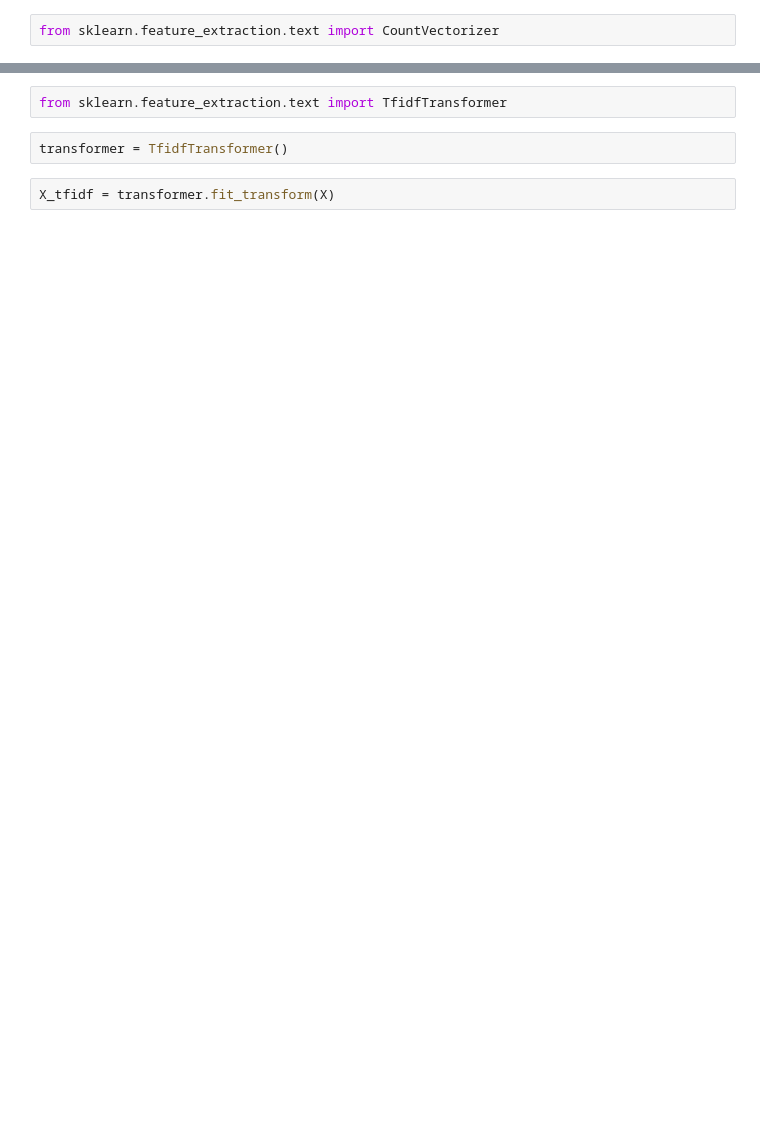
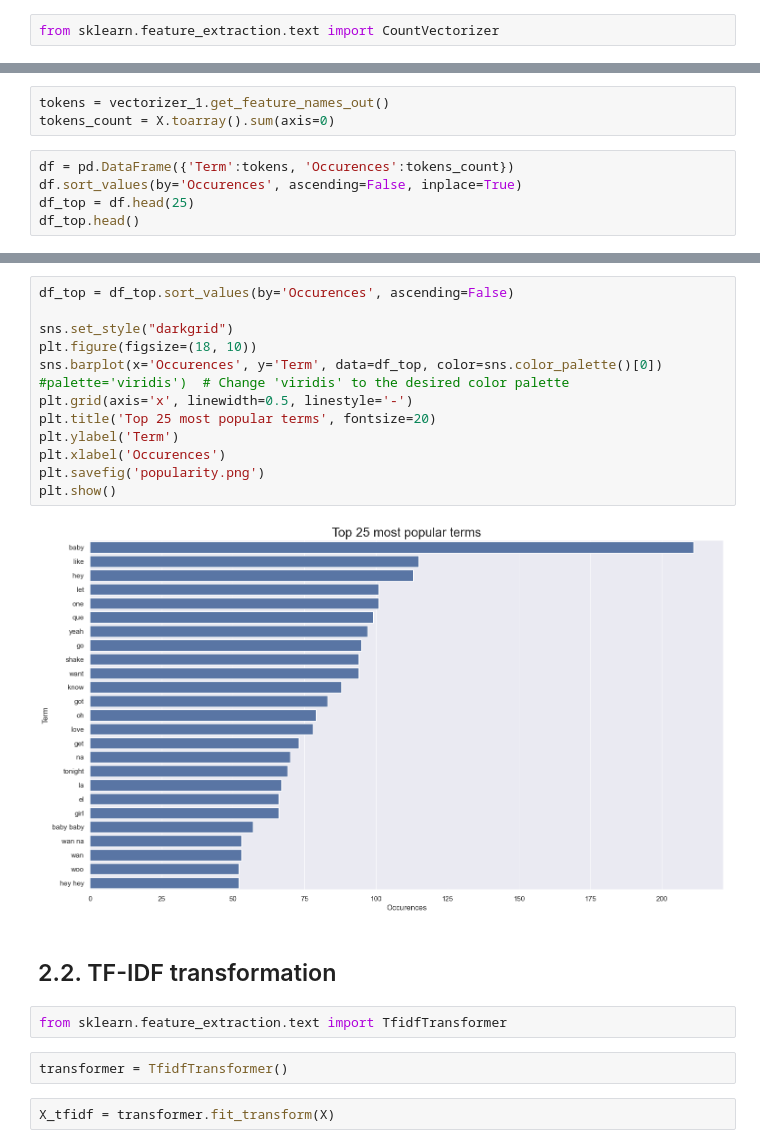
Before and after one commit to maksmanikowski/lyrics_miner, a Jupyter notebook: notebook.ipynb, the cells around one changed output, grey strips where cells are left out. Drawn from its saved outputs; the diff is of its cells as text; blank space fills up the shorter version.

Commit message:
Added images

```diff
--- a/notebook.ipynb
+++ b/notebook.ipynb
@@ -214,0 +126,8 @@ example3
+# %%
+tokens = vectorizer_1.get_feature_names_out()
+tokens_count = X.toarray().sum(axis=0)
+# %%
+df = pd.DataFrame({'Term':tokens, 'Occurences':tokens_count})
+df.sort_values(by='Occurences', ascending=False, inplace=True)
+df_top = df.head(25)
+df_top.head()
@@ -215,3 +141,19 @@ example3
+# %%
+df_top = df_top.sort_values(by='Occurences', ascending=False)
+
+sns.set_style("darkgrid")
+plt.figure(figsize=(18, 10))
+sns.barplot(x='Occurences', y='Term', data=df_top, color=sns.color_palette()[0]) #palette='viridis')  # Change 'viridis' to the desired color palette
+plt.grid(axis='x', linewidth=0.5, linestyle='-')
+plt.title('Top 25 most popular terms', fontsize=20)
+plt.ylabel('Term')
+plt.xlabel('Occurences')
+plt.savefig('popularity.png')
+plt.show()
+# %% [output]
+[figure, added]
+# %% [markdown]
+## 2.2. TF-IDF transformation
 # %%
 from sklearn.feature_extraction.text import TfidfTransformer
 # %%
```
Also changed, not shown: parts of 71 cells of this notebook, 2 other files.
